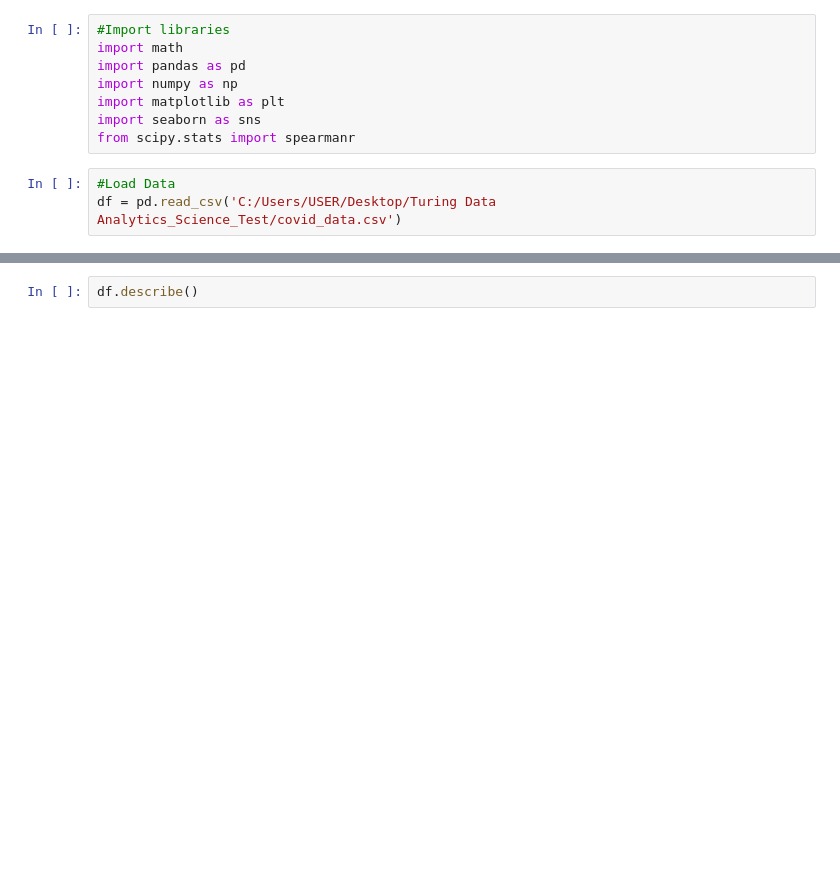
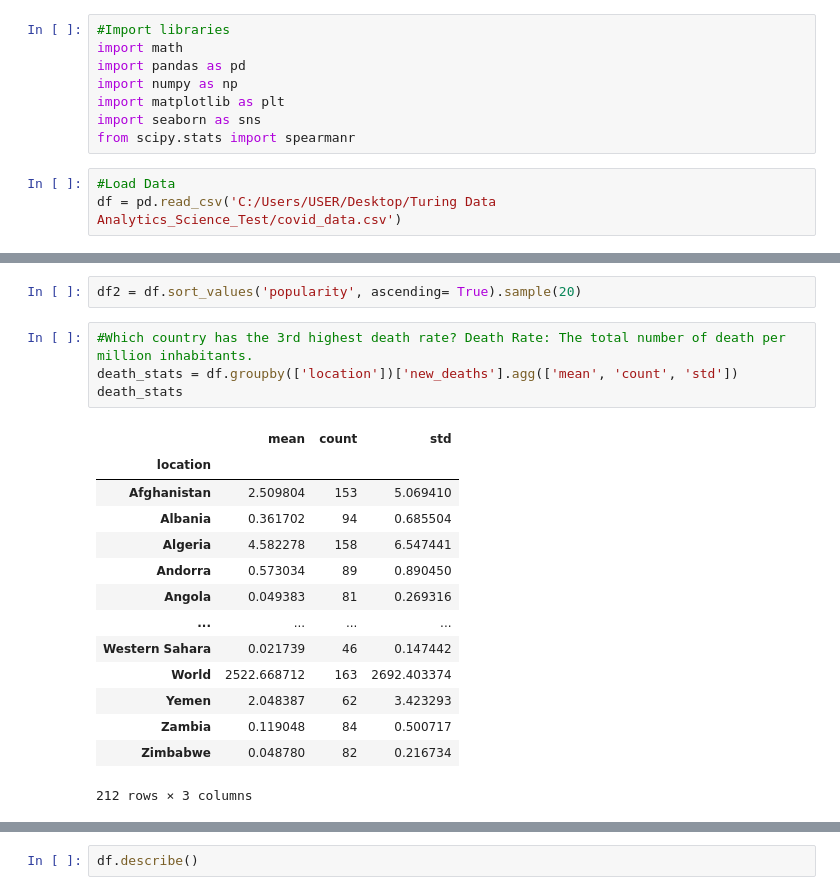
Before and after one commit to EnochAy/Turing-Data-Analytics_Science_Test, a Jupyter notebook: turing.ipynb, the cells around one changed output, grey strips where cells are left out. Drawn from its saved outputs; the diff is of its cells as text; blank space fills up the shorter version.

```diff
--- a/turing.ipynb
+++ b/turing.ipynb
@@ -20,0 +39,21 @@ df.head()
+# %%
+df2 = df.sort_values('popularity', ascending= True).sample(20)
+# %%
+#Which country has the 3rd highest death rate? Death Rate: The total number of death per million inhabitants.
+death_stats = df.groupby(['location'])['new_deaths'].agg(['mean', 'count', 'std'])
+death_stats
+# %% [output]
+|  | mean | count | std |
+| location |  |  |  |
+| Afghanistan | 2.509804 | 153 | 5.069410 |
+| Albania | 0.361702 | 94 | 0.685504 |
+| Algeria | 4.582278 | 158 | 6.547441 |
+| Andorra | 0.573034 | 89 | 0.890450 |
+| Angola | 0.049383 | 81 | 0.269316 |
+| ... | ... | ... | ... |
+| Western Sahara | 0.021739 | 46 | 0.147442 |
+| World | 2522.668712 | 163 | 2692.403374 |
+| Yemen | 2.048387 | 62 | 3.423293 |
+| Zambia | 0.119048 | 84 | 0.500717 |
+| Zimbabwe | 0.048780 | 82 | 0.216734 |
+212 rows × 3 columns
```
Also changed, not shown: parts of 3 cells of this notebook.
